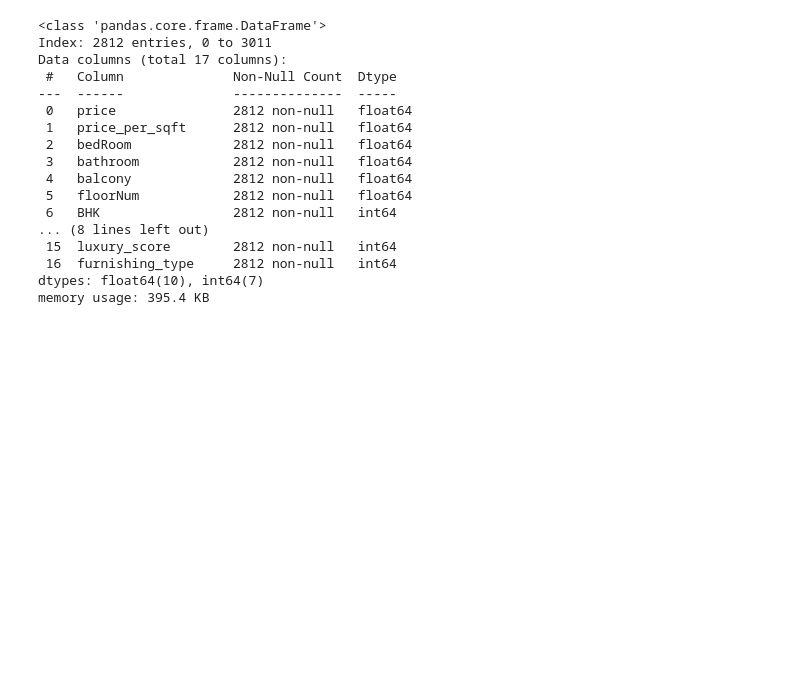
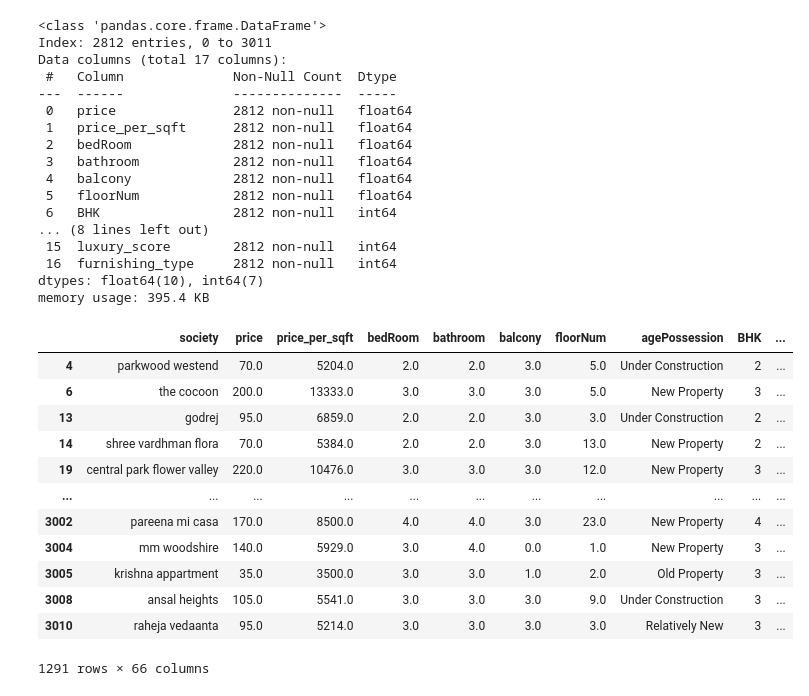
Before and after one commit to agarwalyashh/Real-Estate, a Jupyter notebook: notebook2.ipynb, the cells around one changed output. Cells and saved outputs as stored; diff of their text form; code cells hidden in the pictures; blank space fills up the shorter version.

```diff
--- a/notebook2.ipynb
+++ b/notebook2.ipynb
@@ -292,3 +257,20 @@ dtypes: float64(10), int64(7)
 memory usage: 395.4 KB
 # %%
 # Area needs to be imputed mainly
+# %%
+fill_builtup=df[(~df['Super_BuiltUp_Area'].isna())&(df['Built_Up_Area'].isna())]
+fill_builtup
+# %% [output]
+|  | society | price | price_per_sqft | bedRoom | bathroom | balcony | floorNum | agePossession | BHK | ... |
+| 4 | parkwood westend | 70.0 | 5204.0 | 2.0 | 2.0 | 3.0 | 5.0 | Under Construction | 2 | ... |
+| 6 | the cocoon | 200.0 | 13333.0 | 3.0 | 3.0 | 3.0 | 5.0 | New Property | 3 | ... |
+| 13 | godrej | 95.0 | 6859.0 | 2.0 | 2.0 | 3.0 | 3.0 | Under Construction | 2 | ... |
+| 14 | shree vardhman flora | 70.0 | 5384.0 | 2.0 | 2.0 | 3.0 | 13.0 | New Property | 2 | ... |
+| 19 | central park flower valley | 220.0 | 10476.0 | 3.0 | 3.0 | 3.0 | 12.0 | New Property | 3 | ... |
+| ... | ... | ... | ... | ... | ... | ... | ... | ... | ... | ... |
+| 3002 | pareena mi casa | 170.0 | 8500.0 | 4.0 | 4.0 | 3.0 | 23.0 | New Property | 4 | ... |
+| 3004 | mm woodshire | 140.0 | 5929.0 | 3.0 | 4.0 | 0.0 | 1.0 | New Property | 3 | ... |
+| 3005 | krishna appartment | 35.0 | 3500.0 | 3.0 | 3.0 | 1.0 | 2.0 | Old Property | 3 | ... |
+| 3008 | ansal heights | 105.0 | 5541.0 | 3.0 | 3.0 | 3.0 | 9.0 | Under Construction | 3 | ... |
+| 3010 | raheja vedaanta | 95.0 | 5214.0 | 3.0 | 3.0 | 3.0 | 3.0 | Relatively New | 3 | ... |
+1291 rows × 66 columns
```
Also changed, not shown: parts of 26 cells of this notebook.
